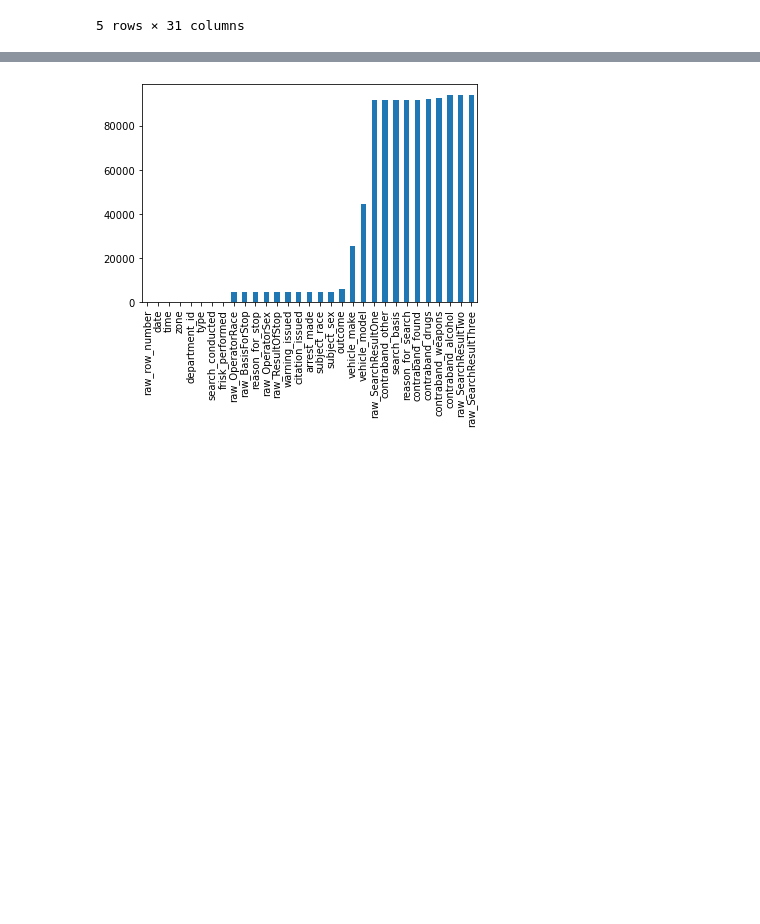
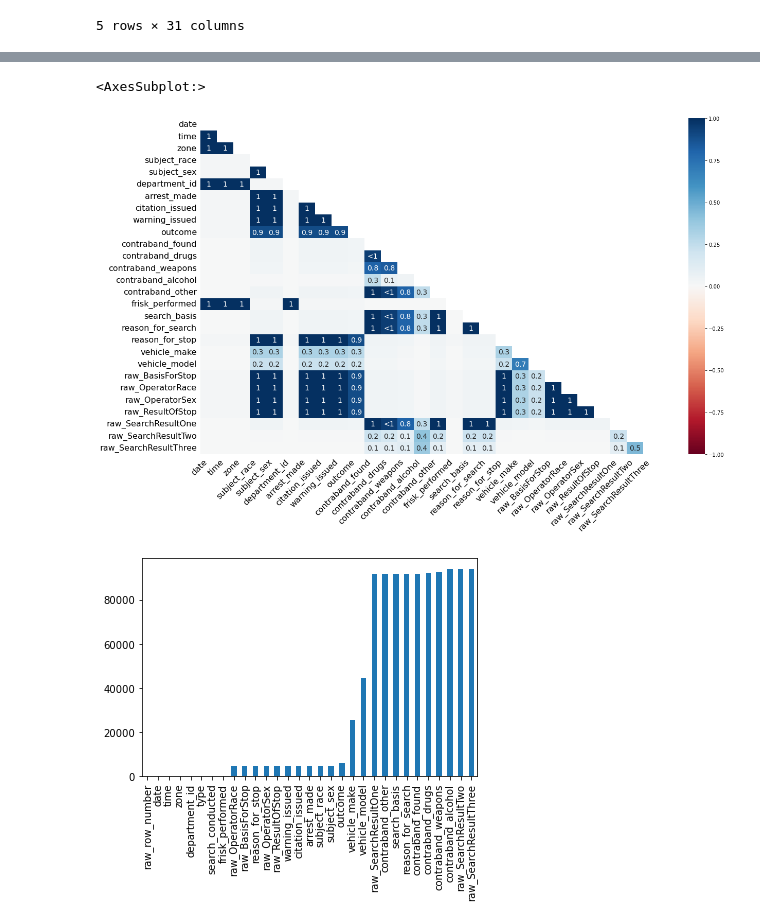
Before and after one commit to ecuerbo/pyprac, a Jupyter notebook: datacamp/analyzing-police-activity.ipynb, the cells around one changed output, grey strips where cells are left out. Drawn from its saved outputs; the diff is of its cells as text; code cells hidden in the pictures; blank space fills up the shorter version.

```diff
--- a/datacamp/analyzing-police-activity.ipynb
+++ b/datacamp/analyzing-police-activity.ipynb
@@ -18,3 +24,8 @@ ri.head()
+# %%
+msno.heatmap(ri)
+# %% [output]
+<AxesSubplot:>
+[figure, added]
 # %%
 ri[ri['zone']=='X3'].isnull().sum().sort_values().plot(kind='bar');plt.show()
 # %% [output]
```
Also changed, not shown: parts of 2 cells of this notebook, 4 other files.
